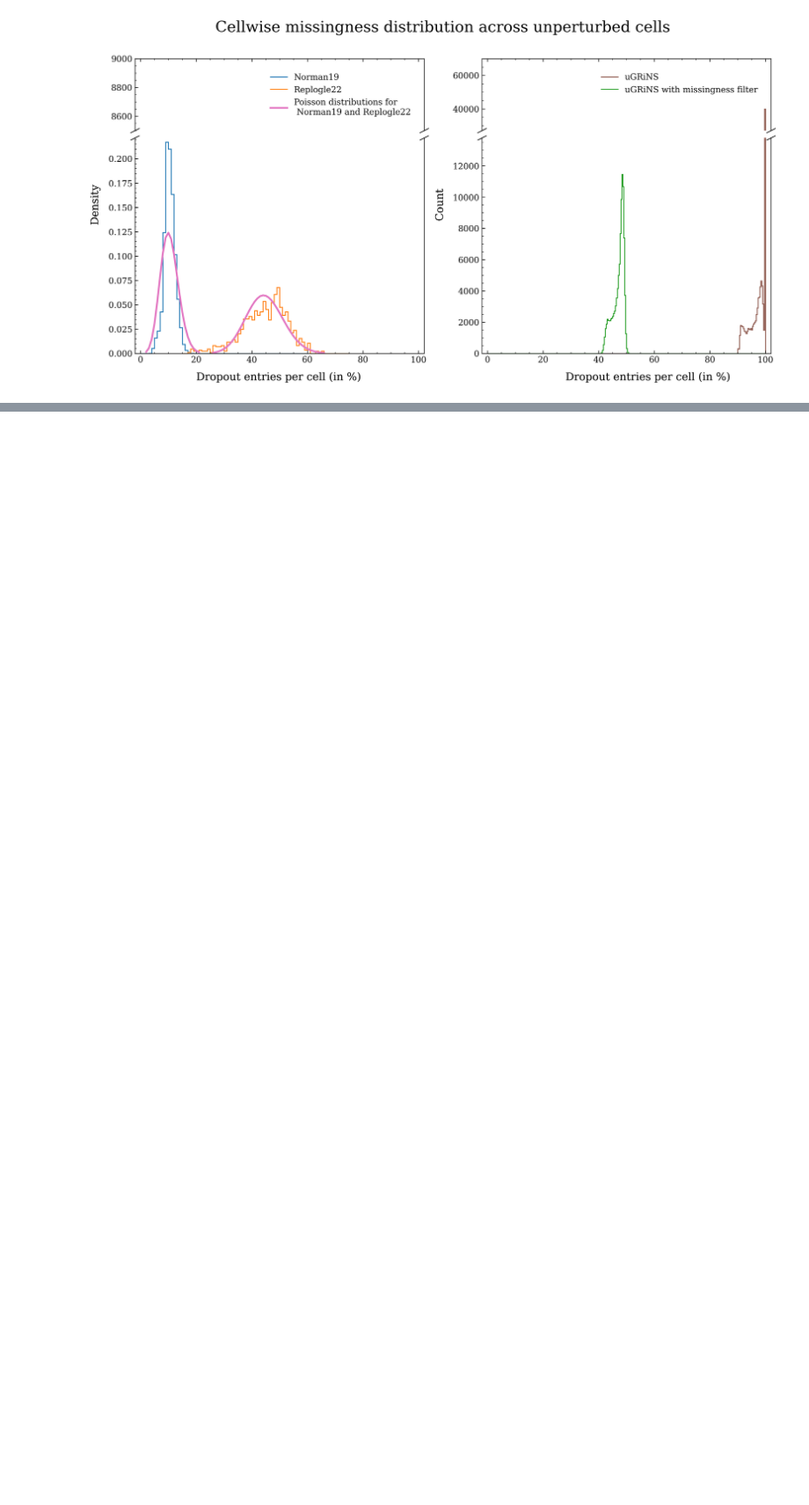
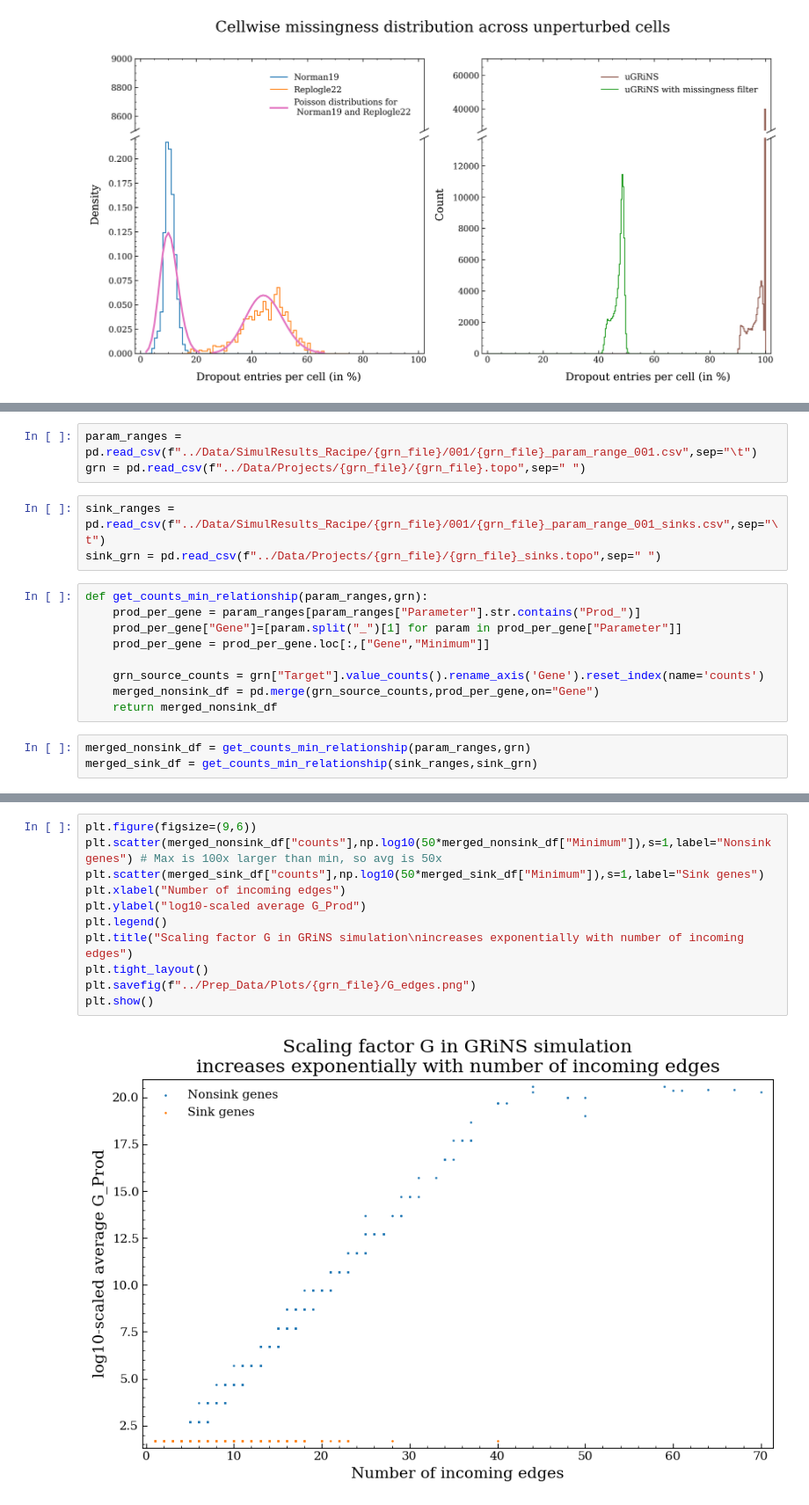
Before and after one commit to GeorgSommerer/bsc_thesis_pGRiNS, a Jupyter notebook: Analysis/plot_stuff.ipynb, the cells around one changed output, grey strips where cells are left out. Shown at 88% size. Cells and saved outputs as stored; diff of their text form; blank space fills up the shorter version.

```diff
--- a/plot_stuff.ipynb
+++ b/Analysis/plot_stuff.ipynb
@@ -279,0 +277,18 @@ plt.show()
+# %%
+param_ranges = pd.read_csv(f"../Data/SimulResults_Racipe/{grn_file}/001/{grn_file}_param_range_001.csv",sep="\t")
+grn = pd.read_csv(f"../Data/Projects/{grn_file}/{grn_file}.topo",sep=" ")
+# %%
+sink_ranges = pd.read_csv(f"../Data/SimulResults_Racipe/{grn_file}/001/{grn_file}_param_range_001_sinks.csv",sep="\t")
+sink_grn = pd.read_csv(f"../Data/Projects/{grn_file}/{grn_file}_sinks.topo",sep=" ")
+# %%
+def get_counts_min_relationship(param_ranges,grn):
+    prod_per_gene = param_ranges[param_ranges["Parameter"].str.contains("Prod_")]
+    prod_per_gene["Gene"]=[param.split("_")[1] for param in prod_per_gene["Parameter"]]
+    prod_per_gene = prod_per_gene.loc[:,["Gene","Minimum"]]
+
+    grn_source_counts = grn["Target"].value_counts().rename_axis('Gene').reset_index(name='counts')
+    merged_nonsink_df = pd.merge(grn_source_counts,prod_per_gene,on="Gene")
+    return merged_nonsink_df
+# %%
+merged_nonsink_df = get_counts_min_relationship(param_ranges,grn)
+merged_sink_df = get_counts_min_relationship(sink_ranges,sink_grn)
@@ -279,0 +306,13 @@ plt.show()
+# %%
+plt.figure(figsize=(9,6))
+plt.scatter(merged_nonsink_df["counts"],np.log10(50*merged_nonsink_df["Minimum"]),s=1,label="Nonsink genes") # Max is 100x larger than min, so avg is 50x
+plt.scatter(merged_sink_df["counts"],np.log10(50*merged_sink_df["Minimum"]),s=1,label="Sink genes")
+plt.xlabel("Number of incoming edges")
+plt.ylabel("log10-scaled average G_Prod")
+plt.legend()
+plt.title("Scaling factor G in GRiNS simulation\nincreases exponentially with number of incoming edges")
+plt.tight_layout()
+plt.savefig(f"../Prep_Data/Plots/{grn_file}/G_edges.png")
+plt.show()
+# %% [output]
+[figure, added]
```
Also changed, not shown: parts of 8 cells of this notebook, 16 other files.
